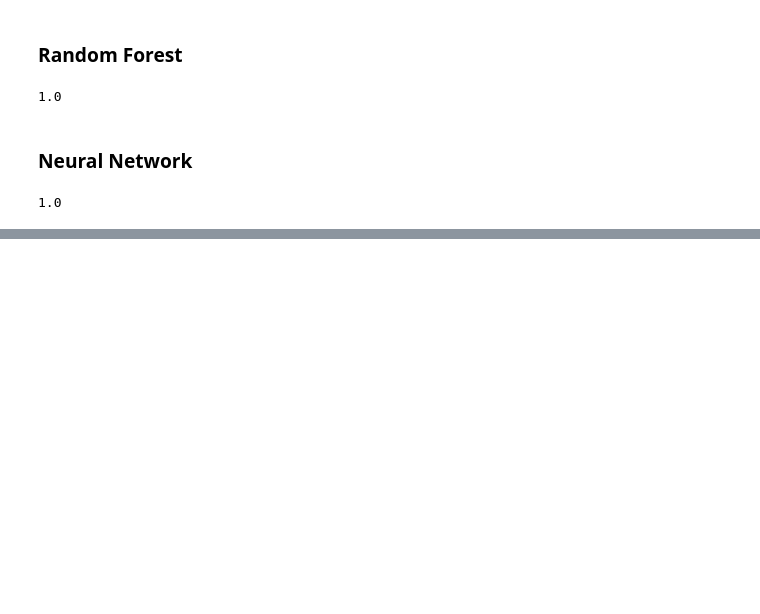
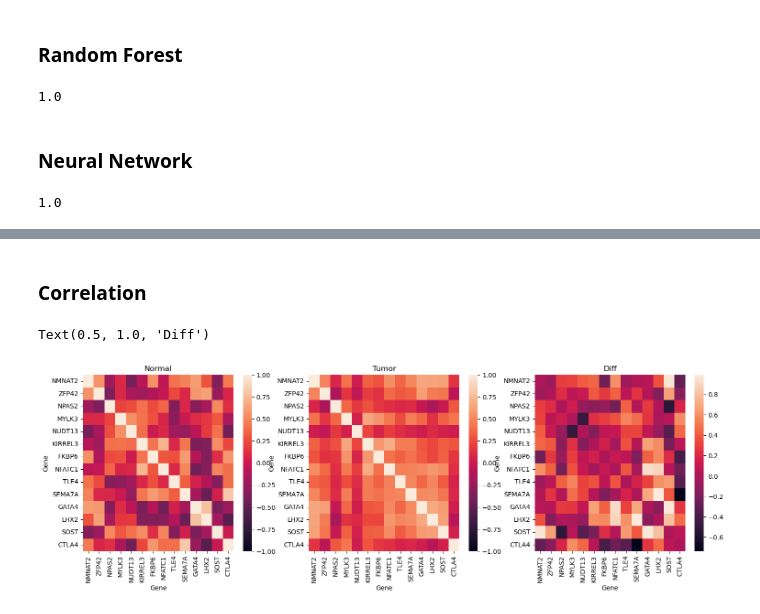
Before and after one commit to viola-dzianisava/Analysing-DNA-methylation-in-patients-with-colon-cancer, a Jupyter notebook: dis.ipynb, the cells around one changed output, grey strips where cells are left out. Drawn from its saved outputs; the diff is of its cells as text; code cells hidden in the pictures; blank space fills up the shorter version.

```diff
--- a/dis.ipynb
+++ b/dis.ipynb
@@ -477,0 +568,27 @@ accuracy_score(y_test, y_pred)
+# %% [markdown]
+### Correlation
+# %%
+_, ax = plt.subplots(1, 3, figsize=(18, 5))
+
+#GENES = ['vgbhg', 'hhtht']
+GENES = GENES
+
+normal_corr = normal_genes_df.T[GENES].corr()
+tumor_corr = tumor_genes_df.T[GENES].corr()
+
+kwargs = dict(
+    vmax=1,
+    vmin=-1,
+)
+
+sns.heatmap(normal_corr, ax=ax[0], **kwargs)
+ax[0].set_title("Normal")
+
+sns.heatmap(tumor_corr, ax=ax[1], **kwargs)
+ax[1].set_title("Tumor")
+
+sns.heatmap(tumor_corr - normal_corr, ax=ax[2])
+ax[2].set_title("Diff")
+# %% [output]
+Text(0.5, 1.0, 'Diff')
+[figure, added]
```
Also changed, not shown: parts of 13 cells of this notebook, 1 other file.
